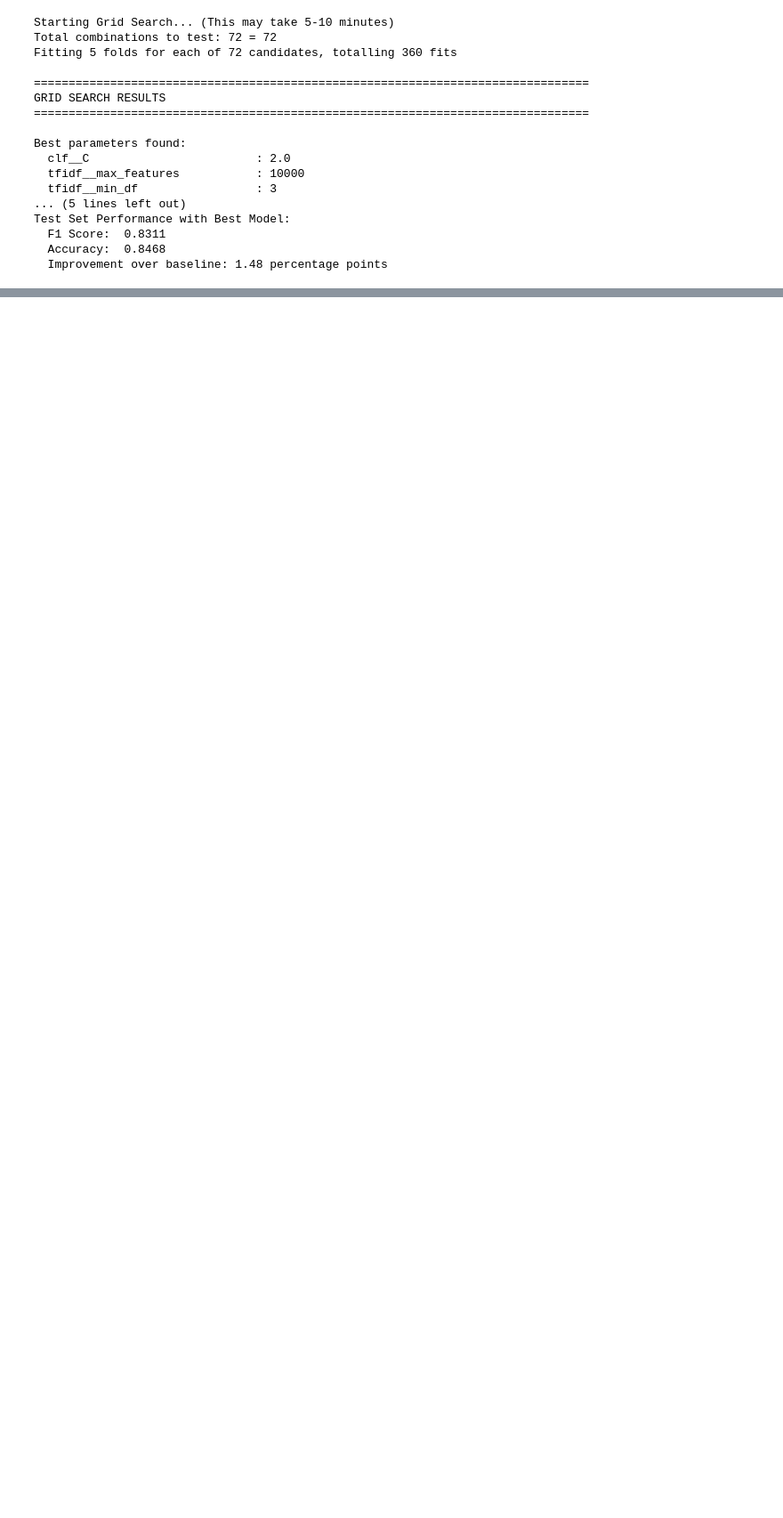
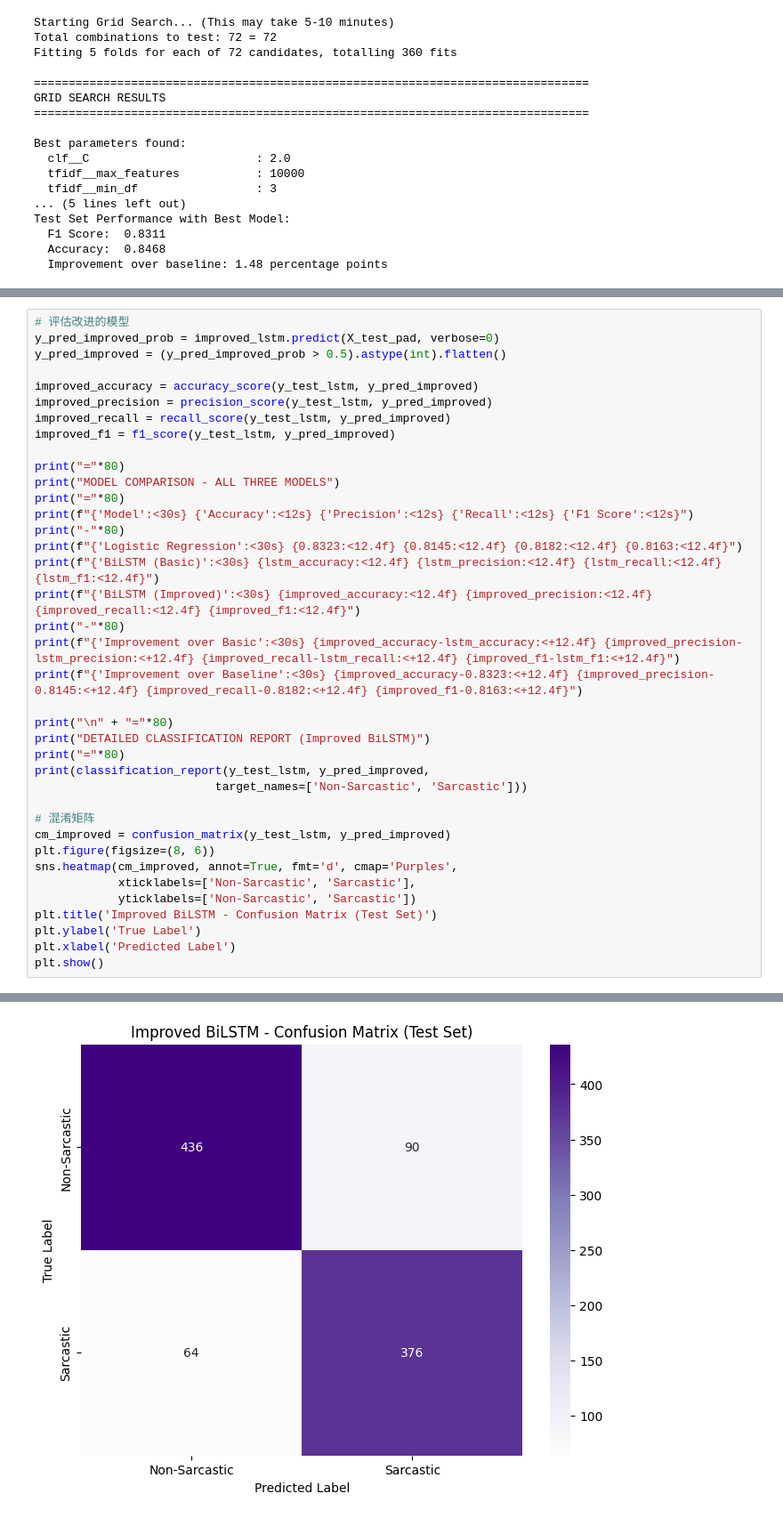
Before and after one commit to SiruipThree/CS461_FinalProject, a Jupyter notebook: SarcasmDetection.ipynb, the cells around one changed output, grey strips where cells are left out. Shown at 89% size. Saved outputs shown, nothing was run; the diff lists cells and outputs as text; blank space fills up the shorter version.

```diff
--- a/SarcasmDetection.ipynb
+++ b/SarcasmDetection.ipynb
@@ -451,0 +1026,39 @@ Test Set Performance with Best Model:
+# %%
+# 评估改进的模型
+y_pred_improved_prob = improved_lstm.predict(X_test_pad, verbose=0)
+y_pred_improved = (y_pred_improved_prob > 0.5).astype(int).flatten()
+
+improved_accuracy = accuracy_score(y_test_lstm, y_pred_improved)
+improved_precision = precision_score(y_test_lstm, y_pred_improved)
+improved_recall = recall_score(y_test_lstm, y_pred_improved)
+improved_f1 = f1_score(y_test_lstm, y_pred_improved)
+
+print("="*80)
+print("MODEL COMPARISON - ALL THREE MODELS")
+print("="*80)
+print(f"{'Model':<30s} {'Accuracy':<12s} {'Precision':<12s} {'Recall':<12s} {'F1 Score':<12s}")
+print("-"*80)
+print(f"{'Logistic Regression':<30s} {0.8323:<12.4f} {0.8145:<12.4f} {0.8182:<12.4f} {0.8163:<12.4f}")
+print(f"{'BiLSTM (Basic)':<30s} {lstm_accuracy:<12.4f} {lstm_precision:<12.4f} {lstm_recall:<12.4f} {lstm_f1:<12.4f}")
+print(f"{'BiLSTM (Improved)':<30s} {improved_accuracy:<12.4f} {improved_precision:<12.4f} {improved_recall:<12.4f} {improved_f1:<12.4f}")
+print("-"*80)
+print(f"{'Improvement over Basic':<30s} {improved_accuracy-lstm_accuracy:<+12.4f} {improved_precision-lstm_precision:<+12.4f} {improved_recall-lstm_recall:<+12.4f} {improved_f1-lstm_f1:<+12.4f}")
+print(f"{'Improvement over Baseline':<30s} {improved_accuracy-0.8323:<+12.4f} {improved_precision-0.8145:<+12.4f} {improved_recall-0.8182:<+12.4f} {improved_f1-0.8163:<+12.4f}")
+
+print("\n" + "="*80)
+print("DETAILED CLASSIFICATION REPORT (Improved BiLSTM)")
+print("="*80)
+print(classification_report(y_test_lstm, y_pred_improved,
+                          target_names=['Non-Sarcastic', 'Sarcastic']))
+
+# 混淆矩阵
+cm_improved = confusion_matrix(y_test_lstm, y_pred_improved)
+plt.figure(figsize=(8, 6))
+sns.heatmap(cm_improved, annot=True, fmt='d', cmap='Purples',
+            xticklabels=['Non-Sarcastic', 'Sarcastic'],
+            yticklabels=['Non-Sarcastic', 'Sarcastic'])
+plt.title('Improved BiLSTM - Confusion Matrix (Test Set)')
+plt.ylabel('True Label')
+plt.xlabel('Predicted Label')
+plt.show()
+# %% [output]
@@ -451,0 +1082 @@ Test Set Performance with Best Model:
+[figure, added]
```
Also changed, not shown: parts of 22 cells of this notebook, 2 other files.
